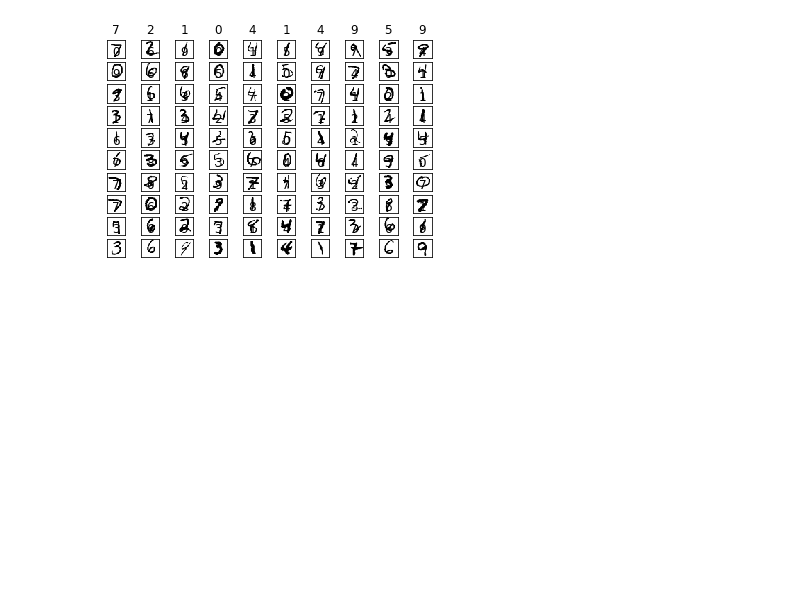
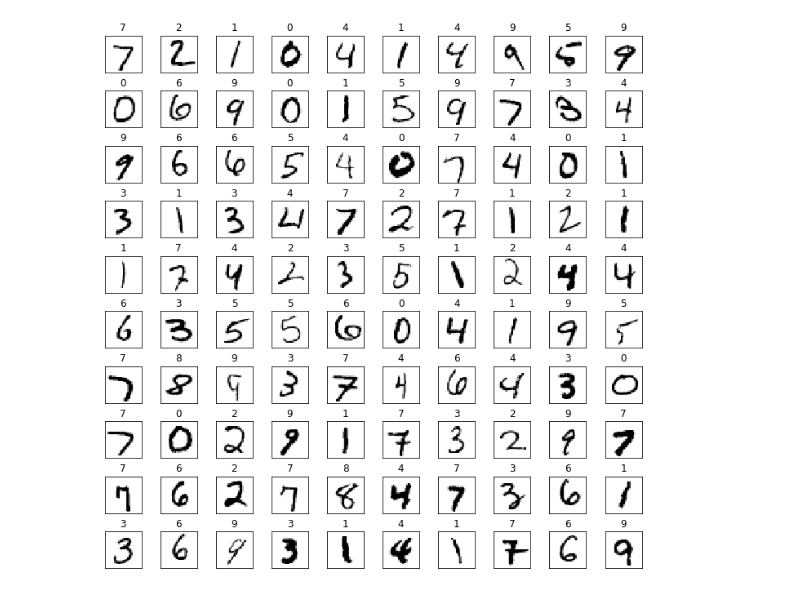
Before and after one commit to gwak2837/MachineLearning, a Jupyter notebook: Assignment_08.ipynb, the cells around one changed output. Drawn from its saved outputs; the diff is of its cells as text; code cells hidden in the pictures; blank space fills up the shorter version.

```diff
--- a/Assignment_08.ipynb
+++ b/Assignment_08.ipynb
@@ -3,52 +3,43 @@
 # %%
 import matplotlib.pyplot as plt
 import numpy as np
 
 file_data   = "drive/My Drive/Colab Notebooks/Machine Learning/Assignment 08/mnist_test.csv"
 handle_file = open(file_data, "r")
 data        = handle_file.readlines()
 handle_file.close()
 
-size_row    = 28    # height of the image
-size_col    = 28    # width of the image
+size_row = 28  # height of the image
+size_col = 28  # width of the image
 
-num_image   = len(data)
-count       = 0     # count for the number of images
+image_count = len(data)
 
-#
 # make a matrix each column of which represents an images in a vector form
-#
-list_image  = np.empty((size_row * size_col, num_image), dtype=float)
-list_label  = np.empty(num_image, dtype=int)
+images = np.empty((image_count, size_row * size_col), dtype=float)
+labels = np.empty(image_count, dtype=int)
 
-for line in data:
-  line_data   = line.split(',')
-  label       = line_data[0]
-  im_vector   = np.asfarray(line_data[1:])
+for index, line in enumerate(data):
+  label_image = line.split(',')
+  labels[index] = label_image[0]
+  images[index] = np.asfarray(label_image[1:])
 
-  list_label[count]       = label
-  list_image[:, count]    = im_vector
-
-  count += 1
-
-#
 # plot first 100 images out of 10,000 with their labels
-#
-f1 = plt.figure(1)
+f1 = plt.figure(figsize=(12, 12))
 
 for i in range(100):
-  label       = list_label[i]
-  im_vector   = list_image[:, i]
-  im_matrix   = im_vector.reshape((size_row, size_col))
+  label = labels[i]
+  image_vector = images[i]
+  image_matrix = image_vector.reshape((size_row, size_col))
 
   plt.subplot(10, 10, i+1)
   plt.title(label)
-  plt.imshow(im_matrix, cmap='Greys', interpolation='None')
+  plt.imshow(image_matrix, cmap='Greys', interpolation='None')
 
-  frame   = plt.gca()
+  frame = plt.gca()
   frame.axes.get_xaxis().set_visible(False)
   frame.axes.get_yaxis().set_visible(False)
 
+plt.subplots_adjust(hspace=0.5)
 plt.show()
 # %% [output]
-[figure, old version]
+[figure, new version]
```
